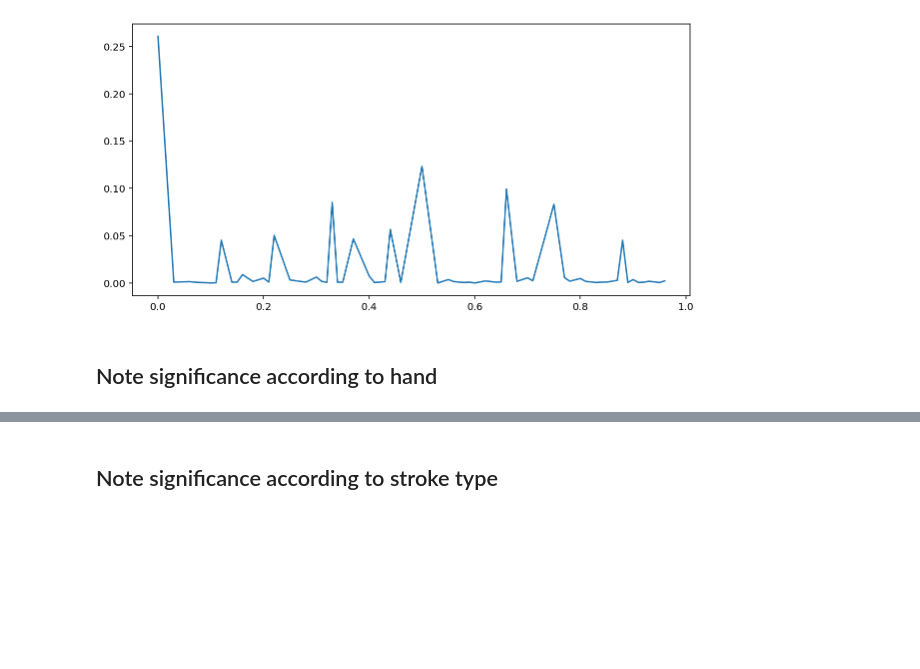
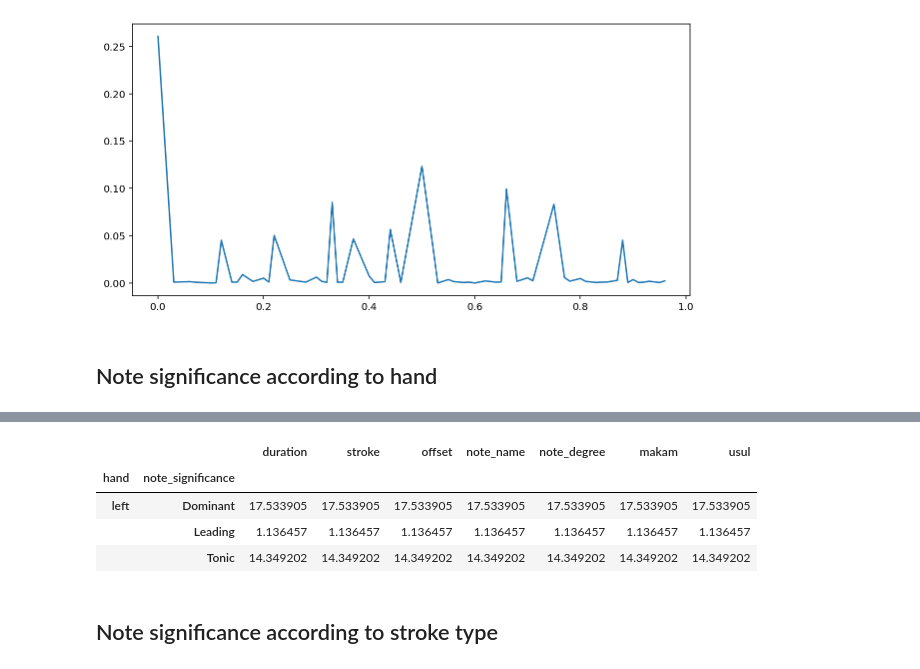
Before and after one commit to migperfer/AMPL-UPF-MSC, a Jupyter notebook: Check usuls_makams.ipynb, the cells around one changed output, grey strips where cells are left out. Saved outputs shown, nothing was run; the diff lists cells and outputs as text; code cells hidden in the pictures; blank space fills up the shorter version.

```diff
--- a/Check usuls_makams.ipynb
+++ b/Check usuls_makams.ipynb
@@ -305,3 +316,12 @@ plt.show()
+# %%
+left_hands = frame[frame['hand'] == 'left']
+left_hands.groupby(by=['hand', 'note_significance']).count()/len(left_hands)*100
+# %% [output]
+|  |  | duration | stroke | offset | note_name | note_degree | makam | usul |
+| hand | note_significance |  |  |  |  |  |  |  |
+| left | Dominant | 17.533905 | 17.533905 | 17.533905 | 17.533905 | 17.533905 | 17.533905 | 17.533905 |
+|  | Leading | 1.136457 | 1.136457 | 1.136457 | 1.136457 | 1.136457 | 1.136457 | 1.136457 |
+|  | Tonic | 14.349202 | 14.349202 | 14.349202 | 14.349202 | 14.349202 | 14.349202 | 14.349202 |
 # %% [markdown]
 ## Note significance according to stroke type
 # %%
```
Also changed, not shown: parts of 3 cells of this notebook.
